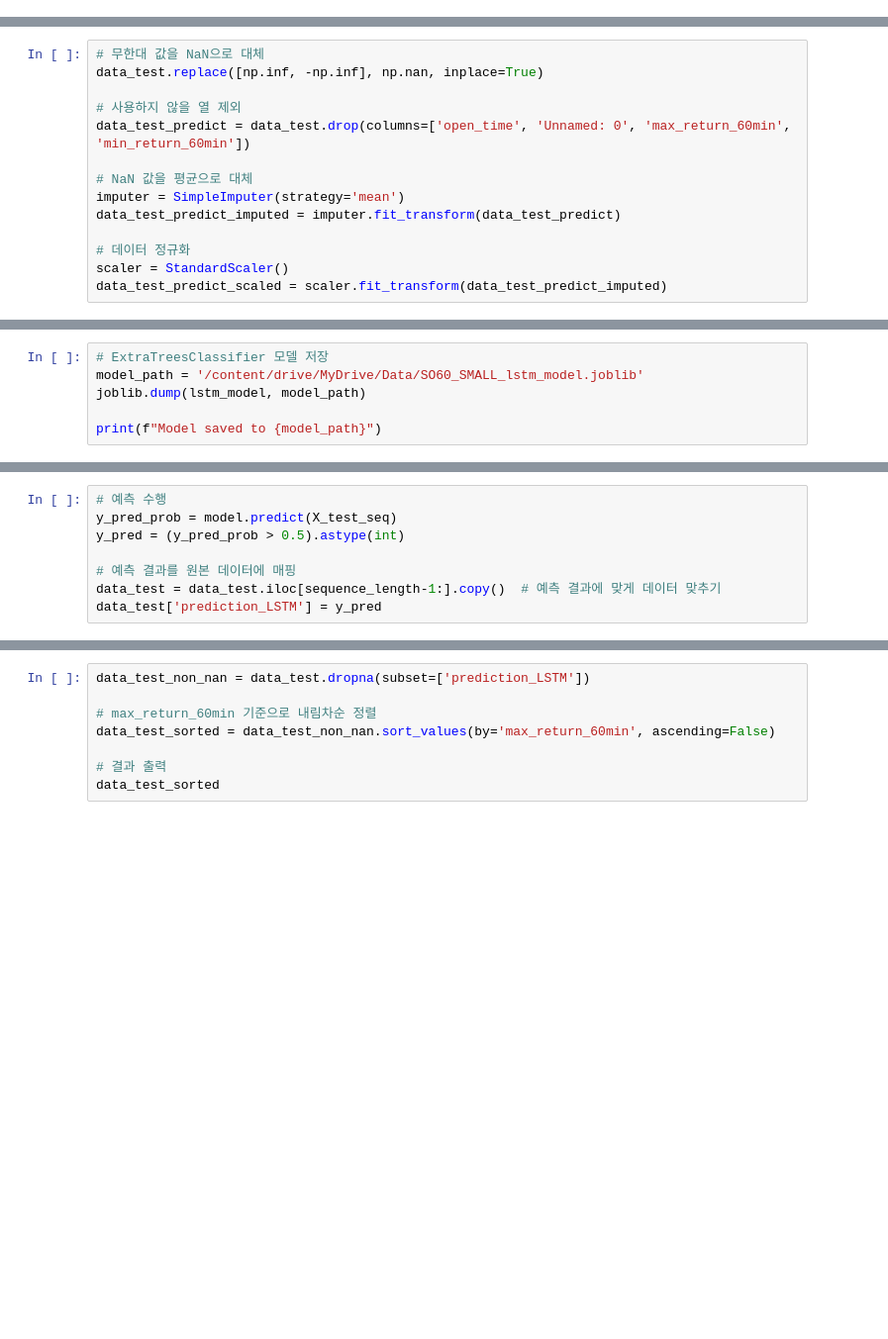
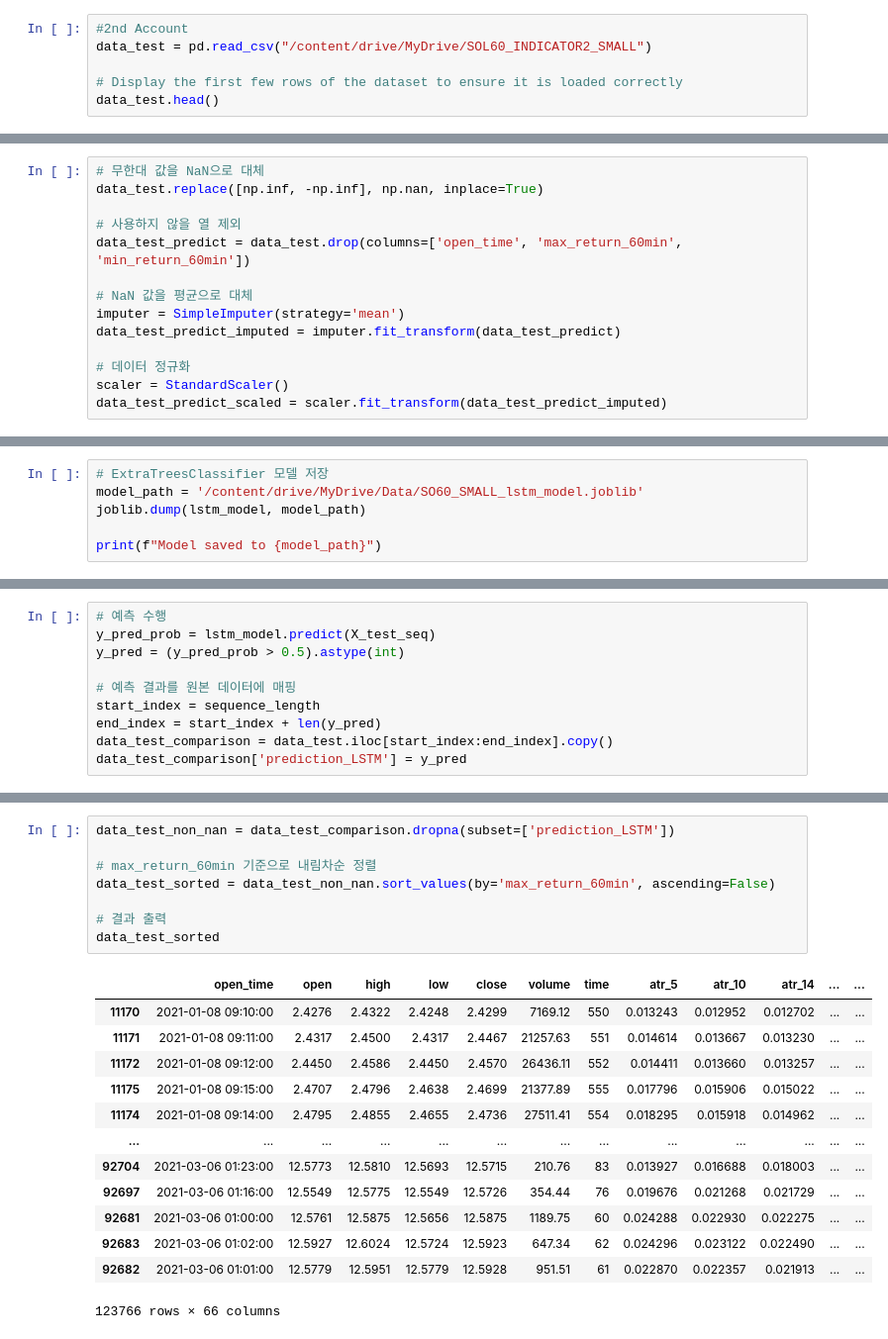
Before and after one commit to krkr5628/Crypto_Analysis_Colab, a Jupyter notebook: Data_Feature_multi_small.ipynb, the cells around one changed output, grey strips where cells are left out. Shown at 99% size. Saved outputs shown, nothing was run; the diff lists cells and outputs as text; blank space fills up the shorter version.

```diff
--- a/Data_Feature_multi_small.ipynb
+++ b/Data_Feature_multi_small.ipynb
@@ -515,3 +507,9 @@ data_test.head()
 | 3 | 3 | 2020-12-31 15:03:00 | 1.4503 | 1.4559 | 1.4503 | 1.4558 | 1639.76 | 15:03 | 0.00000 | 0.0 | ... |
 | 4 | 4 | 2020-12-31 15:04:00 | 1.4558 | 1.4569 | 1.4545 | 1.4569 | 900.91 | 15:04 | 0.00404 | 0.0 | ... |
 5 rows × 66 columns
+# %%
+#2nd Account
+data_test = pd.read_csv("/content/drive/MyDrive/SOL60_INDICATOR2_SMALL")
+
+# Display the first few rows of the dataset to ensure it is loaded correctly
+data_test.head()
@@ -574,7 +582,7 @@ X_test_seq = create_sequences_for_prediction(data_test_predict_scaled, sequence_
 data_test.replace([np.inf, -np.inf], np.nan, inplace=True)
 
 # 사용하지 않을 열 제외
-data_test_predict = data_test.drop(columns=['open_time', 'Unnamed: 0', 'max_return_60min', 'min_return_60min'])
+data_test_predict = data_test.drop(columns=['open_time', 'max_return_60min', 'min_return_60min'])
 
 # NaN 값을 평균으로 대체
 imputer = SimpleImputer(strategy='mean')
@@ -2333,8 +2361,10 @@ print(f"Model saved to {model_path}")
 # %%
 # 예측 수행
-y_pred_prob = model.predict(X_test_seq)
+y_pred_prob = lstm_model.predict(X_test_seq)
 y_pred = (y_pred_prob > 0.5).astype(int)
 
 # 예측 결과를 원본 데이터에 매핑
-data_test = data_test.iloc[sequence_length-1:].copy()  # 예측 결과에 맞게 데이터 맞추기
-data_test['prediction_LSTM'] = y_pred
+start_index = sequence_length
+end_index = start_index + len(y_pred)
+data_test_comparison = data_test.iloc[start_index:end_index].copy()
+data_test_comparison['prediction_LSTM'] = y_pred
@@ -2341,8 +2373,22 @@ data_test['prediction_LSTM'] = y_pred
 # %%
-data_test_non_nan = data_test.dropna(subset=['prediction_LSTM'])
+data_test_non_nan = data_test_comparison.dropna(subset=['prediction_LSTM'])
 
 # max_return_60min 기준으로 내림차순 정렬
 data_test_sorted = data_test_non_nan.sort_values(by='max_return_60min', ascending=False)
 
 # 결과 출력
 data_test_sorted
+# %% [output]
+|  | open_time | open | high | low | close | volume | time | atr_5 | atr_10 | atr_14 | ... | ... |
+| 11170 | 2021-01-08 09:10:00 | 2.4276 | 2.4322 | 2.4248 | 2.4299 | 7169.12 | 550 | 0.013243 | 0.012952 | 0.012702 | ... | ... |
+| 11171 | 2021-01-08 09:11:00 | 2.4317 | 2.4500 | 2.4317 | 2.4467 | 21257.63 | 551 | 0.014614 | 0.013667 | 0.013230 | ... | ... |
+| 11172 | 2021-01-08 09:12:00 | 2.4450 | 2.4586 | 2.4450 | 2.4570 | 26436.11 | 552 | 0.014411 | 0.013660 | 0.013257 | ... | ... |
+| 11175 | 2021-01-08 09:15:00 | 2.4707 | 2.4796 | 2.4638 | 2.4699 | 21377.89 | 555 | 0.017796 | 0.015906 | 0.015022 | ... | ... |
+| 11174 | 2021-01-08 09:14:00 | 2.4795 | 2.4855 | 2.4655 | 2.4736 | 27511.41 | 554 | 0.018295 | 0.015918 | 0.014962 | ... | ... |
+| ... | ... | ... | ... | ... | ... | ... | ... | ... | ... | ... | ... | ... |
+| 92704 | 2021-03-06 01:23:00 | 12.5773 | 12.5810 | 12.5693 | 12.5715 | 210.76 | 83 | 0.013927 | 0.016688 | 0.018003 | ... | ... |
+| 92697 | 2021-03-06 01:16:00 | 12.5549 | 12.5775 | 12.5549 | 12.5726 | 354.44 | 76 | 0.019676 | 0.021268 | 0.021729 | ... | ... |
+| 92681 | 2021-03-06 01:00:00 | 12.5761 | 12.5875 | 12.5656 | 12.5875 | 1189.75 | 60 | 0.024288 | 0.022930 | 0.022275 | ... | ... |
+| 92683 | 2021-03-06 01:02:00 | 12.5927 | 12.6024 | 12.5724 | 12.5923 | 647.34 | 62 | 0.024296 | 0.023122 | 0.022490 | ... | ... |
+| 92682 | 2021-03-06 01:01:00 | 12.5779 | 12.5951 | 12.5779 | 12.5928 | 951.51 | 61 | 0.022870 | 0.022357 | 0.021913 | ... | ... |
+123766 rows × 66 columns
```
Also changed, not shown: parts of 64 cells of this notebook.
